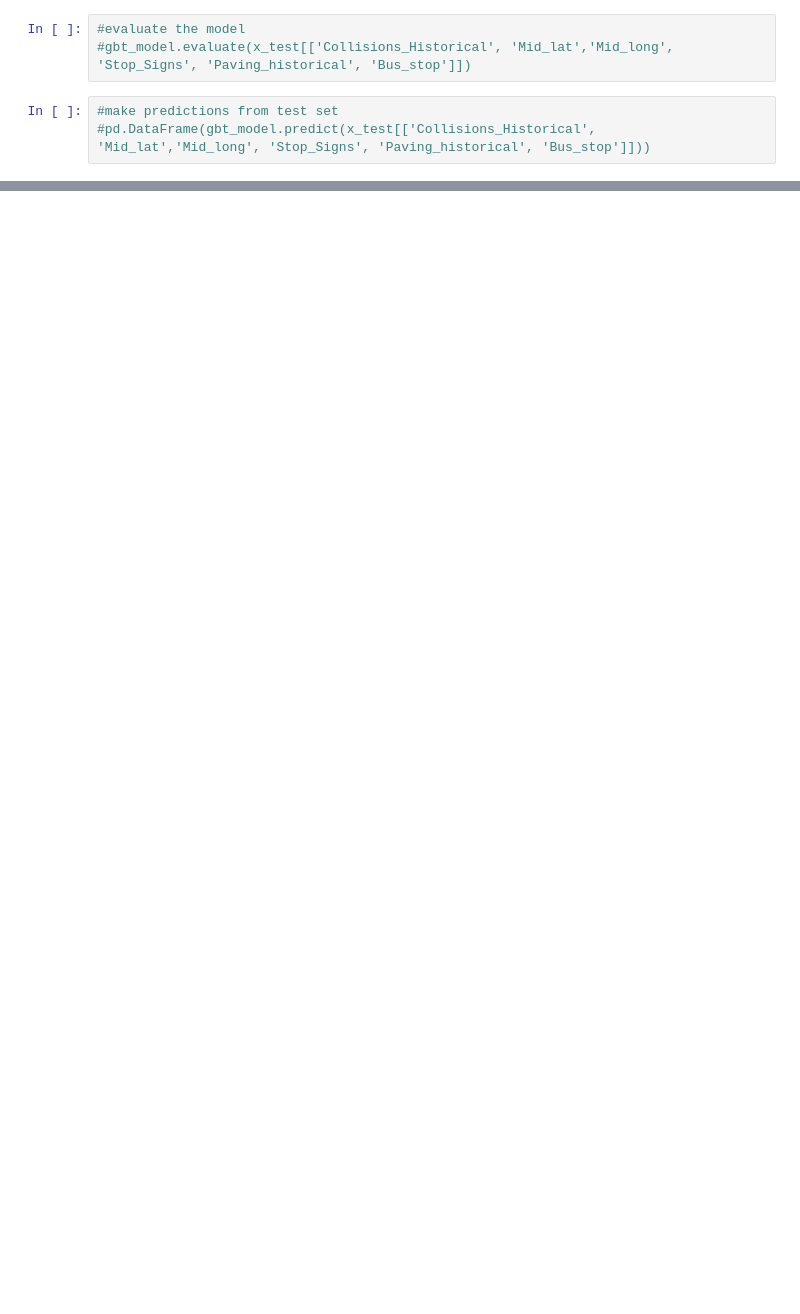
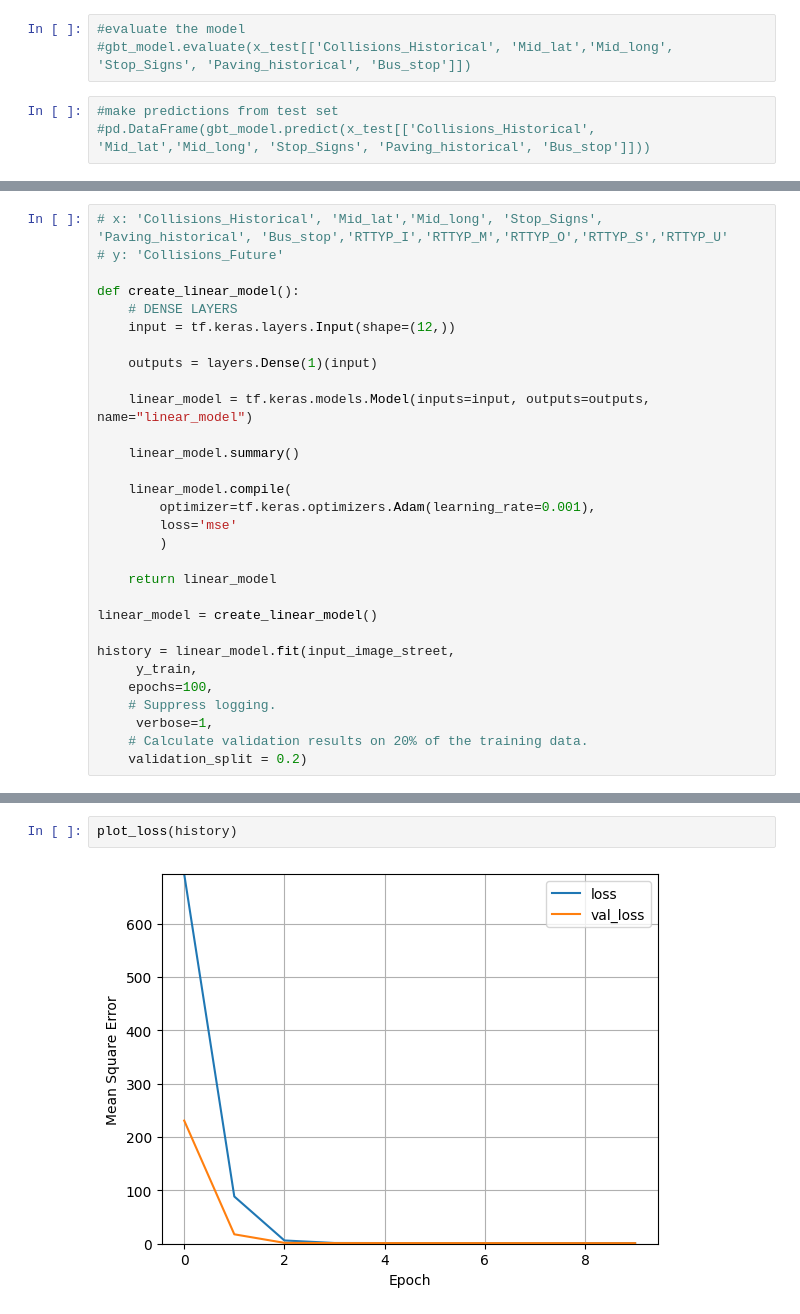
Before and after one commit to arisanguyen/210_Capstone_Aditya_Arisa_Noriel, a Jupyter notebook: abajaj_modeling-noriel edit.ipynb, the cells around one changed output, grey strips where cells are left out. Saved outputs shown, nothing was run; the diff lists cells and outputs as text; blank space fills up the shorter version.

```diff
--- a/abajaj_modeling-noriel edit.ipynb
+++ b/abajaj_modeling-noriel edit.ipynb
@@ -398,0 +526,30 @@ plt.show()
+# %%
+# x: 'Collisions_Historical', 'Mid_lat','Mid_long', 'Stop_Signs', 'Paving_historical', 'Bus_stop','RTTYP_I','RTTYP_M','RTTYP_O','RTTYP_S','RTTYP_U'
+# y: 'Collisions_Future'
+
+def create_linear_model():
+    # DENSE LAYERS
+    input = tf.keras.layers.Input(shape=(12,))
+
+    outputs = layers.Dense(1)(input)
+
+    linear_model = tf.keras.models.Model(inputs=input, outputs=outputs, name="linear_model")
+
+    linear_model.summary()
+
+    linear_model.compile(
+        optimizer=tf.keras.optimizers.Adam(learning_rate=0.001),
+        loss='mse'
+        )
+
+    return linear_model
+
+linear_model = create_linear_model()
+
+history = linear_model.fit(input_image_street,
+     y_train,
+    epochs=100,
+    # Suppress logging.
+     verbose=1,
+    # Calculate validation results on 20% of the training data.
+    validation_split = 0.2)
@@ -398,0 +574,4 @@ plt.show()
+# %%
+plot_loss(history)
+# %% [output]
+[figure, added]
```
Also changed, not shown: parts of 32 cells of this notebook, 12 other files.
